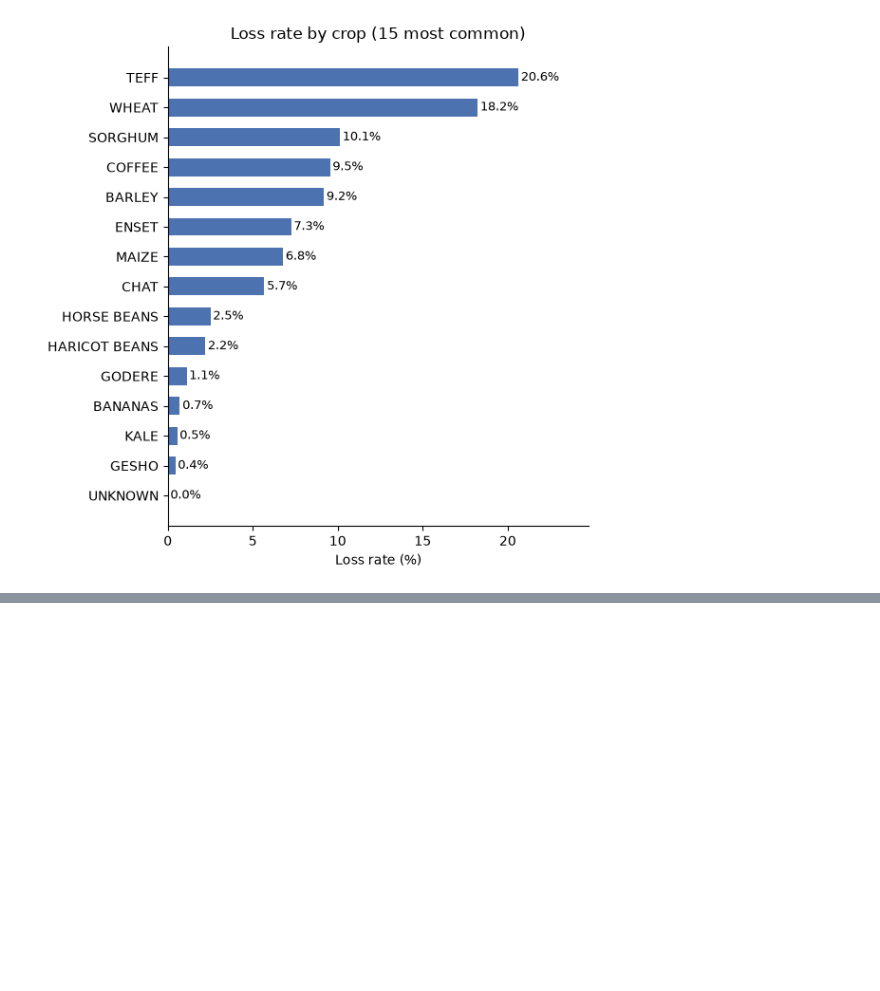
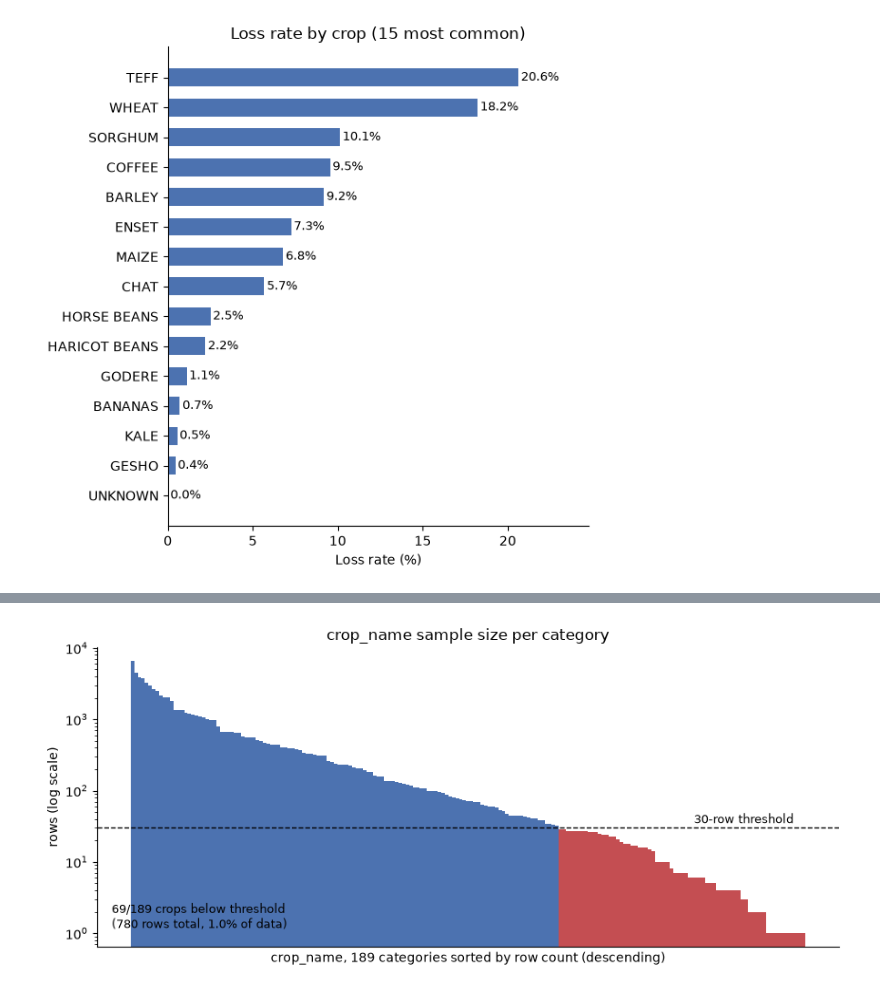
Before and after one commit to Melkam22/crop-loss-predictor-app, a Jupyter notebook: notebooks/02_feature_exploration.ipynb, the cells around one changed output, grey strips where cells are left out. Saved outputs shown, nothing was run; the diff lists cells and outputs as text; code cells hidden in the pictures; blank space fills up the shorter version.

```diff
--- a/notebooks/02_feature_exploration.ipynb
+++ b/notebooks/02_feature_exploration.ipynb
@@ -320,0 +367,28 @@ plt.show()
+# %%
+SMALL_SAMPLE_THRESHOLD = 30
+
+crop_counts = df_model["crop_name"].value_counts().sort_values(ascending=False)
+colors = [BAR_COLOR if n >= SMALL_SAMPLE_THRESHOLD else "#C44E52" for n in crop_counts.values]
+
+fig, ax = plt.subplots(figsize=(9, 4))
+ax.bar(range(len(crop_counts)), crop_counts.values, color=colors, width=1.0)
+ax.axhline(SMALL_SAMPLE_THRESHOLD, color="black", linewidth=1, linestyle="--")
+ax.text(len(crop_counts) * 0.98, SMALL_SAMPLE_THRESHOLD + 5, f"{SMALL_SAMPLE_THRESHOLD}-row threshold",
+        ha="right", fontsize=9)
+ax.set_yscale("log")
+ax.set_xlabel(f"crop_name, {len(crop_counts)} categories sorted by row count (descending)")
+ax.set_ylabel("rows (log scale)")
+ax.set_title("crop_name sample size per category")
+ax.set_xticks([])
+ax.spines[["top", "right"]].set_visible(False)
+
+n_small = (crop_counts < SMALL_SAMPLE_THRESHOLD).sum()
+ax.text(0.02, 0.05, f"{n_small}/{len(crop_counts)} crops below threshold\n"
+                     f"({crop_counts[crop_counts < SMALL_SAMPLE_THRESHOLD].sum()} rows total, "
+                     f"{crop_counts[crop_counts < SMALL_SAMPLE_THRESHOLD].sum() / len(df_model) * 100:.1f}% of data)",
+        transform=ax.transAxes, fontsize=9, va="bottom")
+
+plt.tight_layout()
+plt.show()
+# %% [output]
+[figure, added]
```
Also changed, not shown: parts of 7 cells of this notebook, 1 other file.
